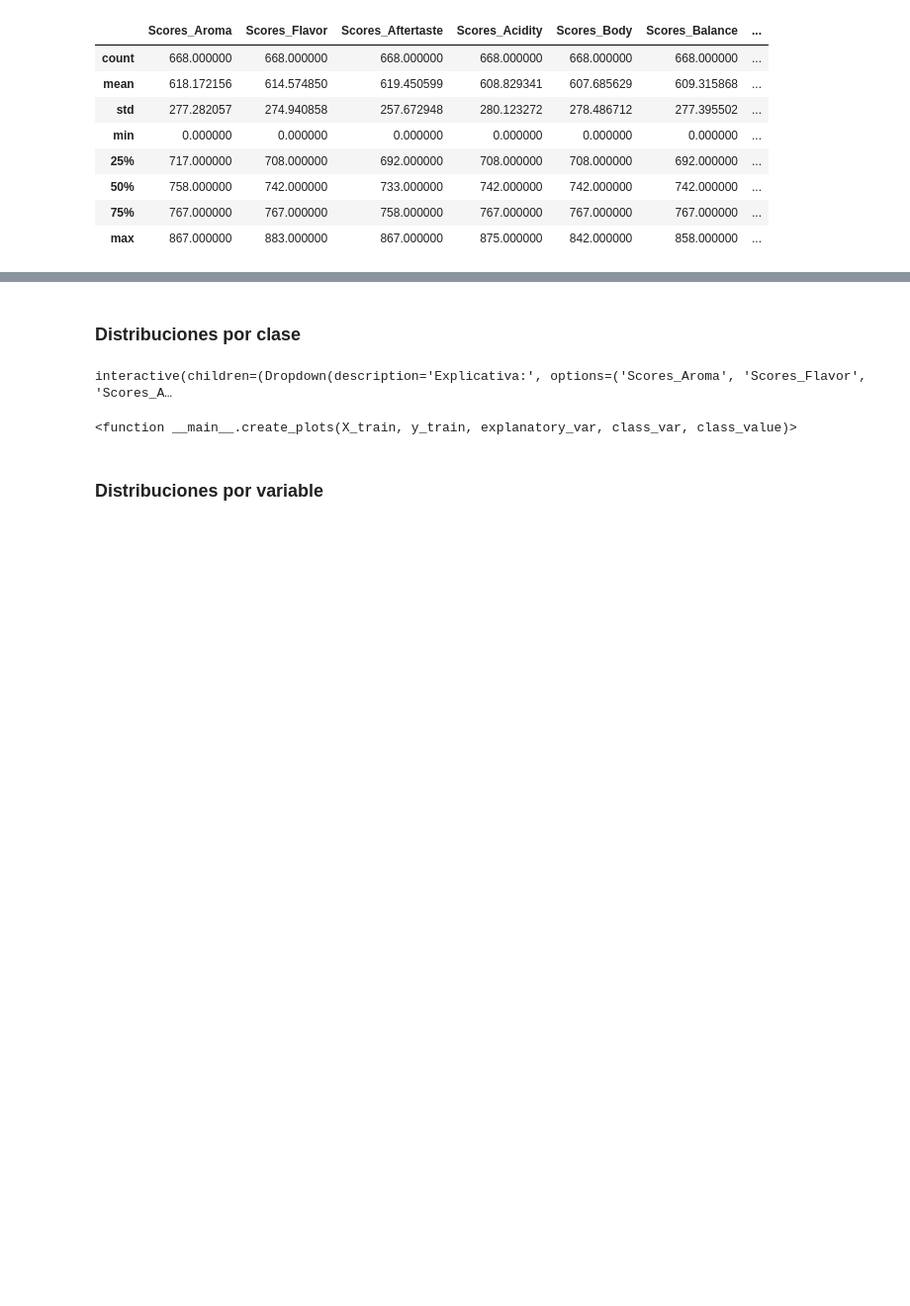
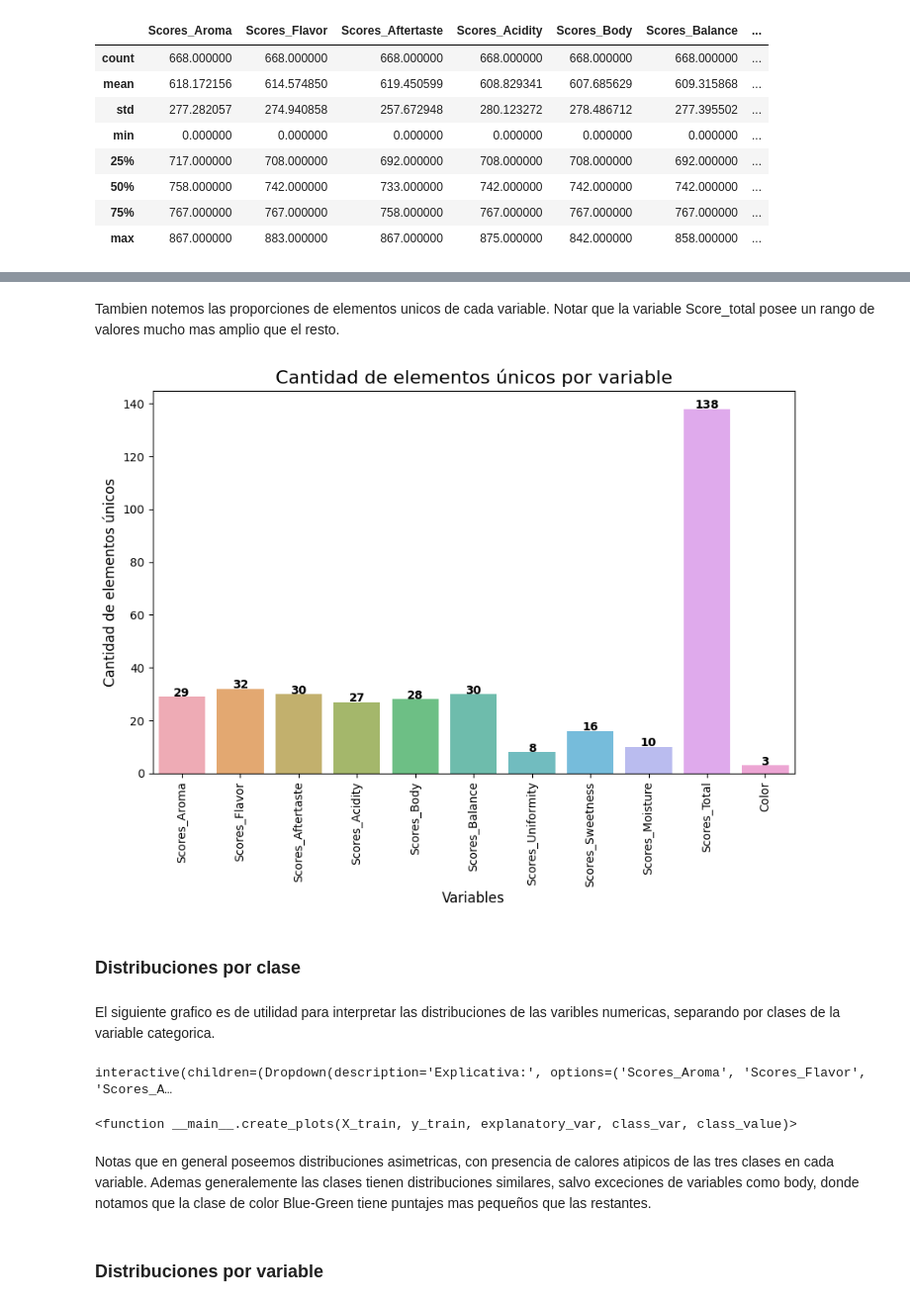
Before and after one commit to Simon890/mineria_datos, a Jupyter notebook: TP3.ipynb, the cells around one changed output, grey strips where cells are left out. Shown at 99% size. Drawn from its saved outputs; the diff is of its cells as text; code cells hidden in the pictures; blank space fills up the shorter version.

```diff
--- a/TP3.ipynb
+++ b/TP3.ipynb
@@ -176,5 +181,13 @@ graficar_elementos_unicos(X_train)
+# %% [markdown]
+Tambien notemos las proporciones de elementos unicos de cada variable. Notar que la variable Score_total posee un rango de valores mucho mas amplio que el resto.
+# %%
+graficar_elementos_unicos(pd.concat([X_train, y_train], axis=1))
+# %% [output]
+[figure, added]
 # %% [markdown]
 ### Distribuciones por clase
+# %% [markdown]
+El siguiente grafico es de utilidad para interpretar las distribuciones de las varibles numericas, separando por clases de la variable categorica.
 # %%
 def create_plots(X_train, y_train, explanatory_var, class_var, class_value):
     df = pd.concat([X_train, y_train], axis=1)
@@ -218,5 +231,7 @@ interact(create_plots, X_train=widgets.fixed(X_train), y_train=widgets.fixed(y_t
 # %% [output]
 interactive(children=(Dropdown(description='Explicativa:', options=('Scores_Aroma', 'Scores_Flavor', 'Scores_A…
 <function __main__.create_plots(X_train, y_train, explanatory_var, class_var, class_value)>
+# %% [markdown]
+Notas que en general poseemos distribuciones asimetricas, con presencia de calores atipicos de las tres clases en cada variable. Ademas generalemente las clases tienen distribuciones similares, salvo exceciones de variables como body, donde notamos que la clase de color Blue-Green tiene puntajes mas pequeños que las restantes.
 # %% [markdown]
 ### Distribuciones por variable
```
Also changed, not shown: parts of 42 cells of this notebook, 1 other file.
